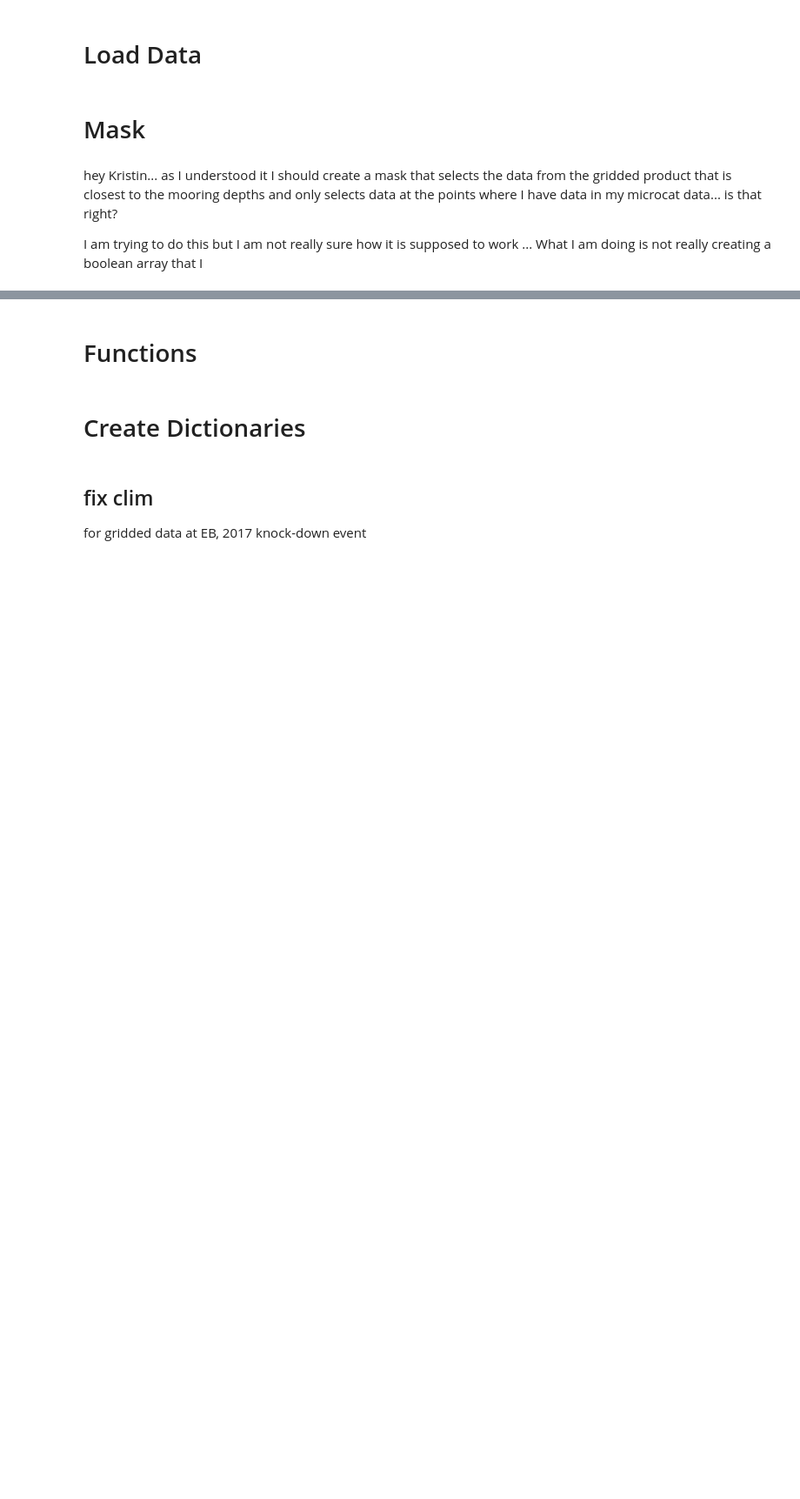
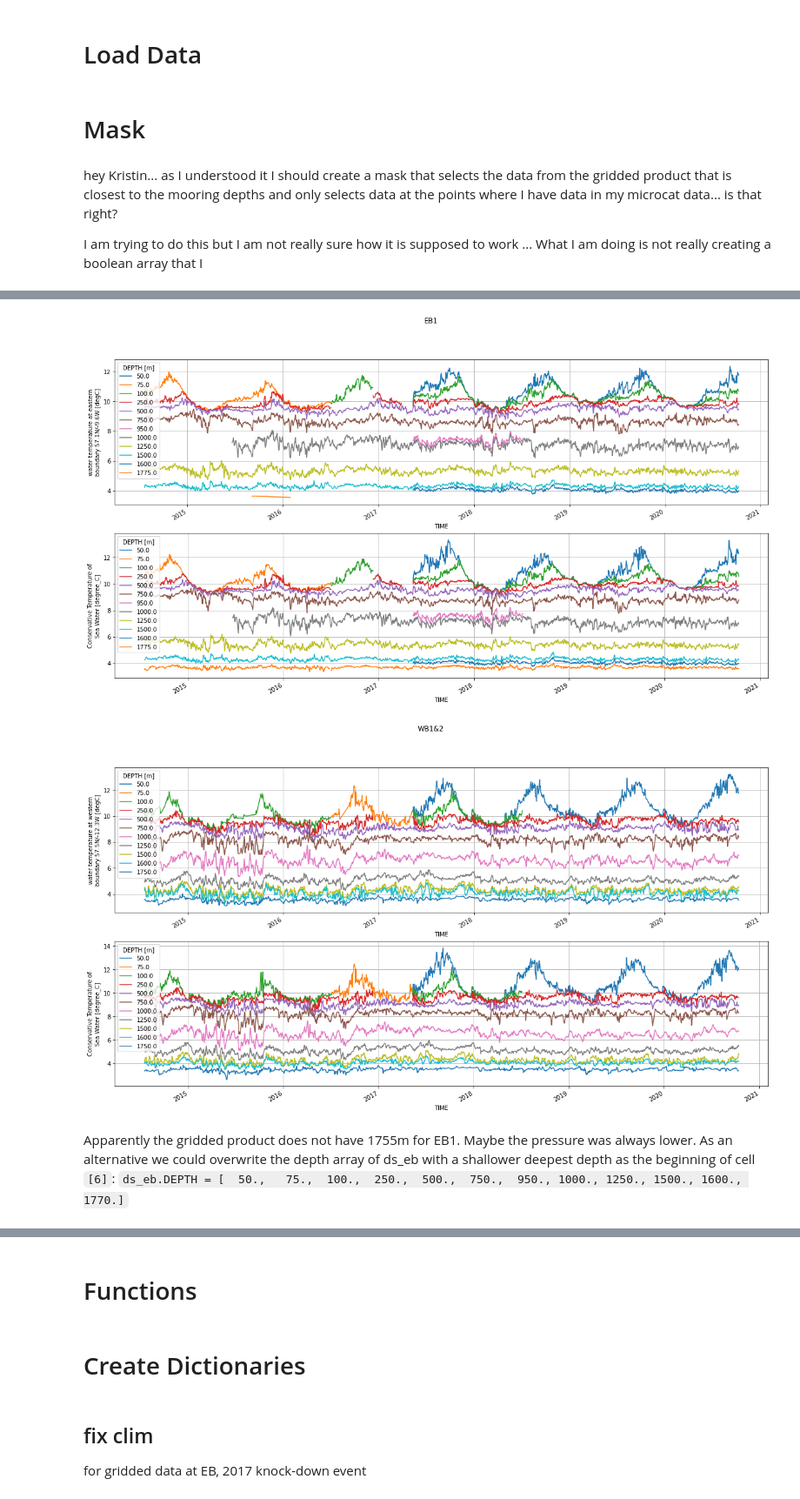
Before and after one commit to Marie-Louise-Korte/Rockall_Trough_MHW, a Jupyter notebook: RT_compare.ipynb, the cells around one changed output, grey strips where cells are left out. Shown at 87% size. Saved outputs shown, nothing was run; the diff lists cells and outputs as text; code cells hidden in the pictures; blank space fills up the shorter version.

```diff
--- a/RT_compare.ipynb
+++ b/RT_compare.ipynb
@@ -110,0 +67,8 @@ ds_ebg.TG_EAST_C.sel(DEPTH=ds_eb.DEPTH, method='nearest').where(ds_ebg.mask).plo
+# %%
+# First we need to make sure that the datasets have the same dimensions
+ds_ebg = ds_ebg.sel(TIME=ds_eb.TIME, DEPTH=ds_eb.DEPTH,method='nearest')
+ds_ebg.coords['DEPTH']=ds_eb.DEPTH
+ds_wbg = ds_wbg.sel(TIME=ds_wb.TIME, DEPTH=ds_wb.DEPTH,method='nearest')
+ds_wbg.coords['DEPTH']=ds_wb.DEPTH
+display(ds_ebg.sizes,ds_eb.sizes)
+display(ds_wbg.sizes,ds_wb.sizes)
@@ -110,0 +80,26 @@ ds_ebg.TG_EAST_C.sel(DEPTH=ds_eb.DEPTH, method='nearest').where(ds_ebg.mask).plo
+# %%
+# no we set all values in the gridded product nan where we find nan in the ungrided product
+ds_ebg = ds_ebg.where(ds_eb.temp.notnull())
+ds_wbg = ds_wbg.where(ds_wb.temp.notnull())
+
+# and plot the results to control
+fig,axs = plt.subplots(2,1,figsize=[20,10])
+ds_ebg.TG_EAST_C.plot.line(x='TIME',ax=axs[0])
+ds_eb.temp.plot.line(x='TIME',ax=axs[1])
+fig.suptitle('EB1')
+
+for ax in axs:
+    ax.grid()
+
+fig,axs = plt.subplots(2,1,figsize=[20,10])
+ds_wbg.TG_WEST_C.plot.line(x='TIME',ax=axs[0])
+ds_wb.temp.plot.line(x='TIME',ax=axs[1])
+fig.suptitle('WB1&2')
+
+for ax in axs:
+    ax.grid()
+# %% [output]
+[figure, added]
+[figure, added]
+# %% [markdown]
+Apparently the gridded product does not have 1755m for EB1. Maybe the pressure was always lower. As an alternative we could overwrite the depth array of ds_eb with a shallower deepest depth as the beginning of cell `[6]`: `ds_eb.DEPTH = [  50.,   75.,  100.,  250.,  500.,  750.,  950., 1000., 1250., 1500., 1600., 1770.]`
```
Also changed, not shown: parts of 8 cells of this notebook.
